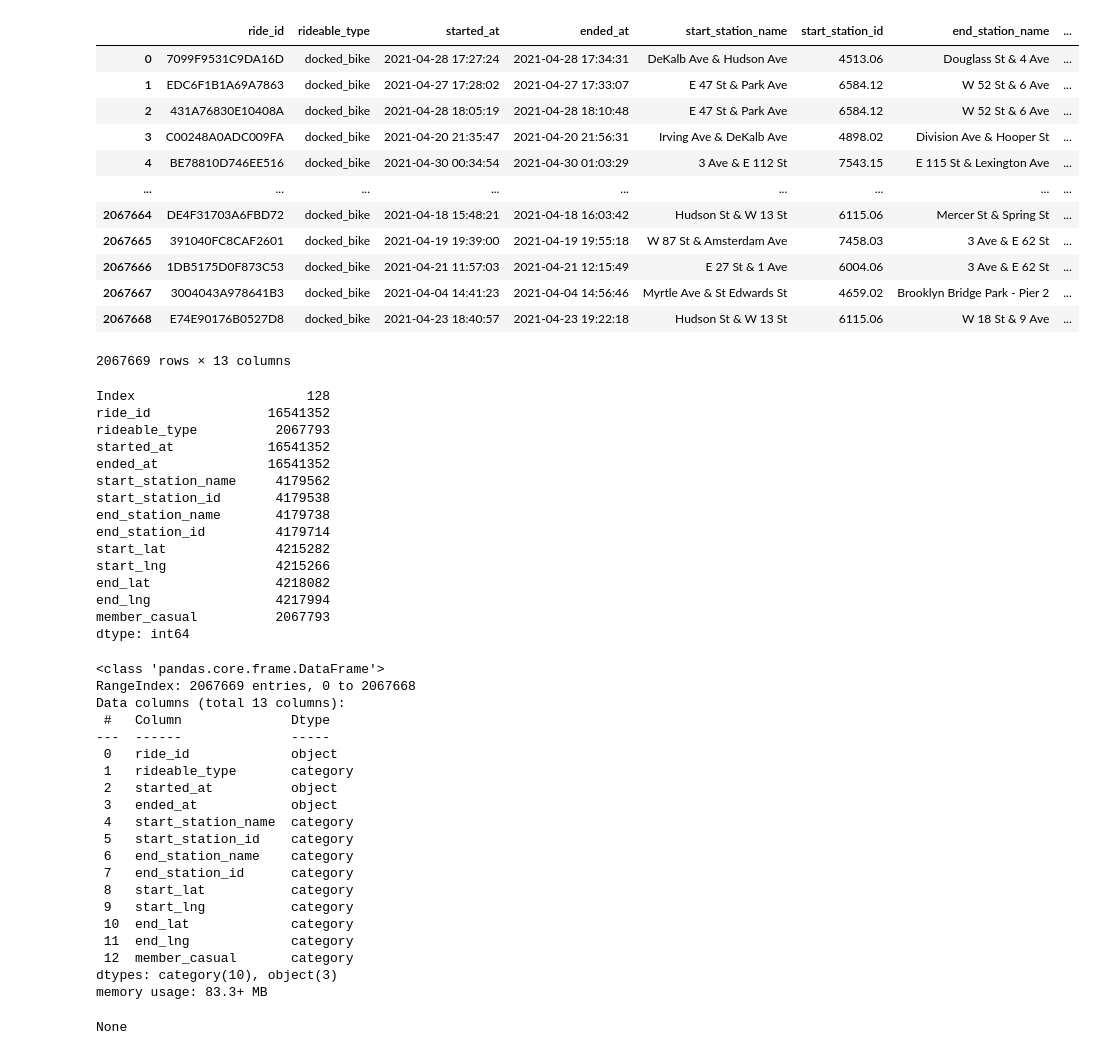
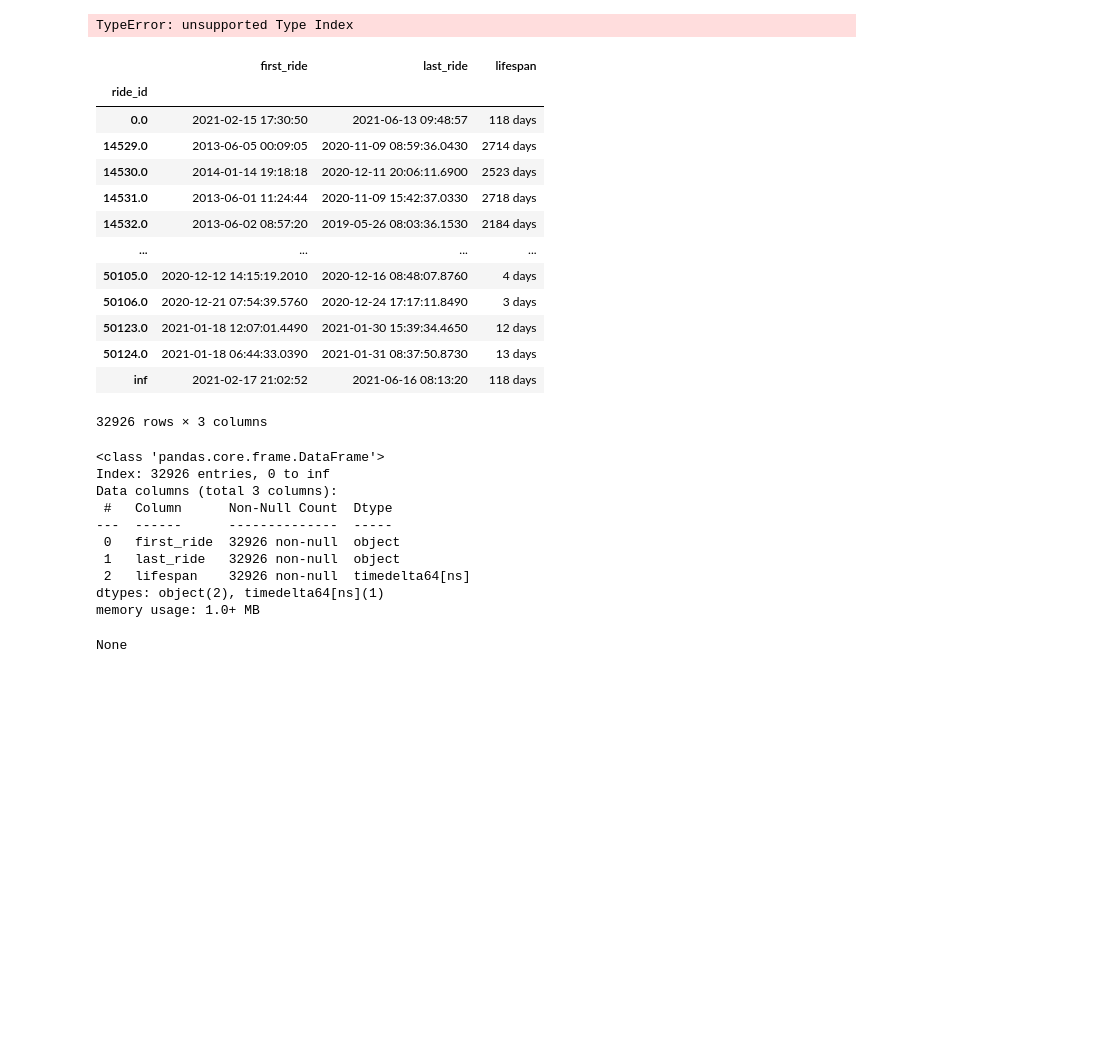
Before and after one commit to bakerv/citibike-data-extraction_2013-2021, a Jupyter notebook: main.ipynb, the cells around one changed output. Cells and saved outputs as stored; diff of their text form; code cells hidden in the pictures; blank space fills up the shorter version.

```diff
--- a/main.ipynb
+++ b/main.ipynb
@@ -225,0 +183,4 @@ with closing(response), zipfile.ZipFile(io.BytesIO(response.content)) as zip_con
+# %%
+test_df = pd.read_csv(f'{save_directory}bike_lifespan.csv')
+# %% [output]
+TypeError: unsupported Type Index
@@ -226,54 +189,29 @@ with closing(response), zipfile.ZipFile(io.BytesIO(response.content)) as zip_con
 # %%
 display(test_df)
-display(test_df.memory_usage())
 display(test_df.info())
 # %% [output]
-|  | ride_id | rideable_type | started_at | ended_at | start_station_name | start_station_id | end_station_name | ... |
-| 0 | 7099F9531C9DA16D | docked_bike | 2021-04-28 17:27:24 | 2021-04-28 17:34:31 | DeKalb Ave & Hudson Ave | 4513.06 | Douglass St & 4 Ave | ... |
-| 1 | EDC6F1B1A69A7863 | docked_bike | 2021-04-27 17:28:02 | 2021-04-27 17:33:07 | E 47 St & Park Ave | 6584.12 | W 52 St & 6 Ave | ... |
-| 2 | 431A76830E10408A | docked_bike | 2021-04-28 18:05:19 | 2021-04-28 18:10:48 | E 47 St & Park Ave | 6584.12 | W 52 St & 6 Ave | ... |
-| 3 | C00248A0ADC009FA | docked_bike | 2021-04-20 21:35:47 | 2021-04-20 21:56:31 | Irving Ave & DeKalb Ave | 4898.02 | Division Ave & Hooper St | ... |
-| 4 | BE78810D746EE516 | docked_bike | 2021-04-30 00:34:54 | 2021-04-30 01:03:29 | 3 Ave & E 112 St | 7543.15 | E 115 St & Lexington Ave | ... |
-| ... | ... | ... | ... | ... | ... | ... | ... | ... |
-| 2067664 | DE4F31703A6FBD72 | docked_bike | 2021-04-18 15:48:21 | 2021-04-18 16:03:42 | Hudson St & W 13 St | 6115.06 | Mercer St & Spring St | ... |
-| 2067665 | 391040FC8CAF2601 | docked_bike | 2021-04-19 19:39:00 | 2021-04-19 19:55:18 | W 87 St & Amsterdam Ave | 7458.03 | 3 Ave & E 62 St | ... |
-| 2067666 | 1DB5175D0F873C53 | docked_bike | 2021-04-21 11:57:03 | 2021-04-21 12:15:49 | E 27 St & 1 Ave | 6004.06 | 3 Ave & E 62 St | ... |
-| 2067667 | 3004043A978641B3 | docked_bike | 2021-04-04 14:41:23 | 2021-04-04 14:56:46 | Myrtle Ave & St Edwards St | 4659.02 | Brooklyn Bridge Park - Pier 2 | ... |
-| 2067668 | E74E90176B0527D8 | docked_bike | 2021-04-23 18:40:57 | 2021-04-23 19:22:18 | Hudson St & W 13 St | 6115.06 | W 18 St & 9 Ave | ... |
+|  | first_ride | last_ride | lifespan |
+| ride_id |  |  |  |
+| 0.0 | 2021-02-15 17:30:50 | 2021-06-13 09:48:57 | 118 days |
+| 14529.0 | 2013-06-05 00:09:05 | 2020-11-09 08:59:36.0430 | 2714 days |
+| 14530.0 | 2014-01-14 19:18:18 | 2020-12-11 20:06:11.6900 | 2523 days |
+| 14531.0 | 2013-06-01 11:24:44 | 2020-11-09 15:42:37.0330 | 2718 days |
+| 14532.0 | 2013-06-02 08:57:20 | 2019-05-26 08:03:36.1530 | 2184 days |
+| ... | ... | ... | ... |
+| 50105.0 | 2020-12-12 14:15:19.2010 | 2020-12-16 08:48:07.8760 | 4 days |
+| 50106.0 | 2020-12-21 07:54:39.5760 | 2020-12-24 17:17:11.8490 | 3 days |
+| 50123.0 | 2021-01-18 12:07:01.4490 | 2021-01-30 15:39:34.4650 | 12 days |
+| 50124.0 | 2021-01-18 06:44:33.0390 | 2021-01-31 08:37:50.8730 | 13 days |
+| inf | 2021-02-17 21:02:52 | 2021-06-16 08:13:20 | 118 days |
-2067669 rows × 13 columns
+32926 rows × 3 columns
-Index                      128
-ride_id               16541352
-rideable_type          2067793
-started_at            16541352
-ended_at              16541352
-start_station_name     4179562
-start_station_id       4179538
-end_station_name       4179738
-end_station_id         4179714
-start_lat              4215282
-start_lng              4215266
-end_lat                4218082
-end_lng                4217994
-member_casual          2067793
-dtype: int64
+<class 'pandas.core.frame.DataFrame'>
+Index: 32926 entries, 0 to inf
+Data columns (total 3 columns):
+ #   Column      Non-Null Count  Dtype
+---  ------      --------------  -----
+ 0   first_ride  32926 non-null  object
+ 1   last_ride   32926 non-null  object
+ 2   lifespan    32926 non-null  timedelta64[ns]
+dtypes: object(2), timedelta64[ns](1)
+memory usage: 1.0+ MB
-<class 'pandas.core.frame.DataFrame'>
-RangeIndex: 2067669 entries, 0 to 2067668
-Data columns (total 13 columns):
- #   Column              Dtype
----  ------              -----
- 0   ride_id             object
- 1   rideable_type       category
- 2   started_at          object
- 3   ended_at            object
- 4   start_station_name  category
- 5   start_station_id    category
- 6   end_station_name    category
- 7   end_station_id      category
- 8   start_lat           category
- 9   start_lng           category
- 10  end_lat             category
- 11  end_lng             category
- 12  member_casual       category
-dtypes: category(10), object(3)
-memory usage: 83.3+ MB
+None
-None
```
Also changed, not shown: parts of 18 cells of this notebook, 1 other file.
